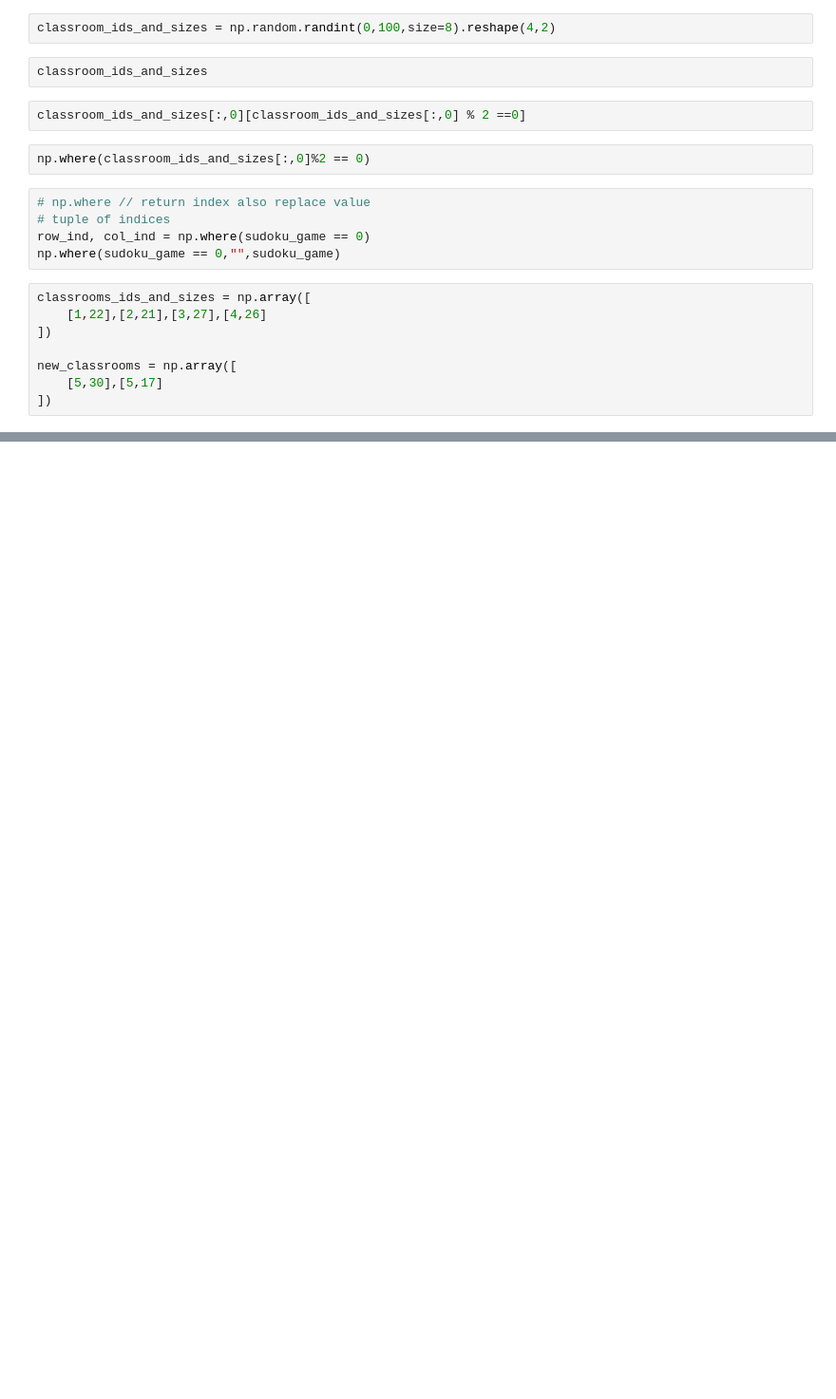
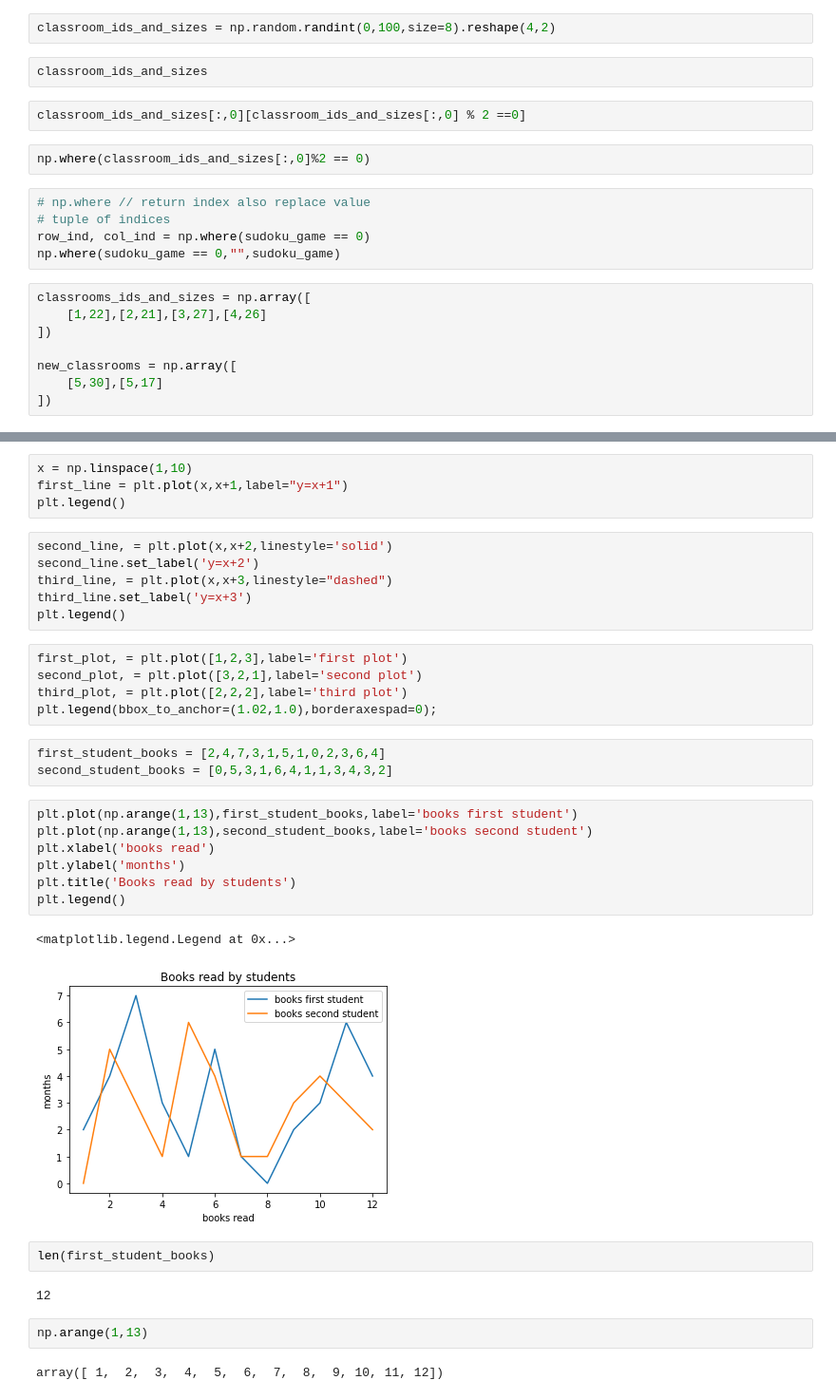
Before and after one commit to dnlsyfq/py_numpy_OLD, a Jupyter notebook: workbook.ipynb, the cells around one changed output, grey strips where cells are left out. Shown at 95% size. Saved outputs shown, nothing was run; the diff lists cells and outputs as text; blank space fills up the shorter version.

```diff
--- a/workbook.ipynb
+++ b/workbook.ipynb
@@ -1273,0 +1334,36 @@ array([[ 1, 22],
+# %%
+x = np.linspace(1,10)
+first_line = plt.plot(x,x+1,label="y=x+1")
+plt.legend()
+# %%
+second_line, = plt.plot(x,x+2,linestyle='solid')
+second_line.set_label('y=x+2')
+third_line, = plt.plot(x,x+3,linestyle="dashed")
+third_line.set_label('y=x+3')
+plt.legend()
+# %%
+first_plot, = plt.plot([1,2,3],label='first plot')
+second_plot, = plt.plot([3,2,1],label='second plot')
+third_plot, = plt.plot([2,2,2],label='third plot')
+plt.legend(bbox_to_anchor=(1.02,1.0),borderaxespad=0);
+# %%
+first_student_books = [2,4,7,3,1,5,1,0,2,3,6,4]
+second_student_books = [0,5,3,1,6,4,1,1,3,4,3,2]
+# %%
+plt.plot(np.arange(1,13),first_student_books,label='books first student')
+plt.plot(np.arange(1,13),second_student_books,label='books second student')
+plt.xlabel('books read')
+plt.ylabel('months')
+plt.title('Books read by students')
+plt.legend()
+# %% [output]
+<matplotlib.legend.Legend at 0x...>
+[figure, added]
+# %%
+len(first_student_books)
+# %% [output]
+12
+# %%
+np.arange(1,13)
+# %% [output]
+array([ 1,  2,  3,  4,  5,  6,  7,  8,  9, 10, 11, 12])
```
Also changed, not shown: parts of 16 cells of this notebook, 1 other file.
